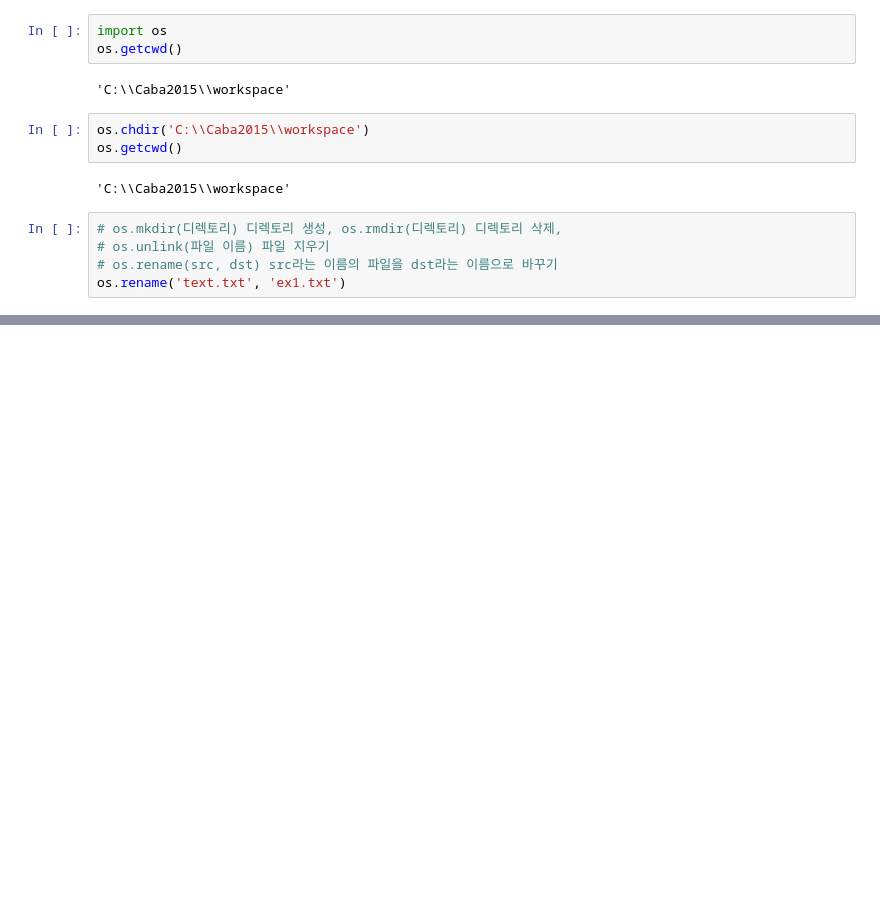
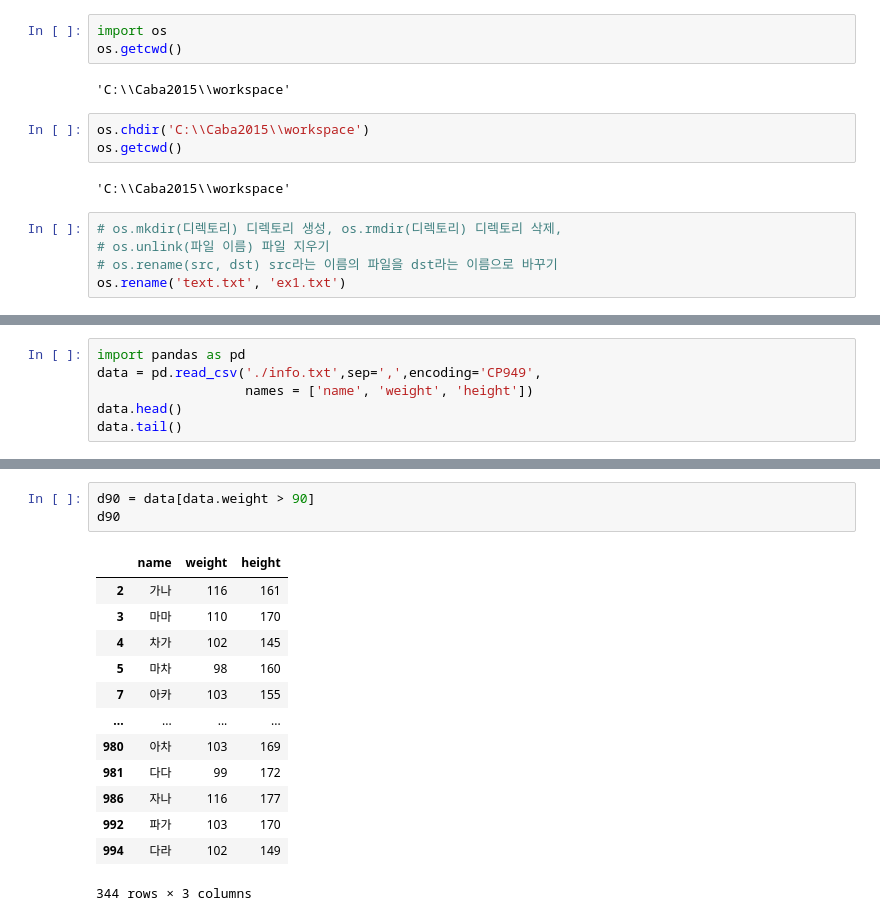
Before and after one commit to jeey00n/Jupyter1228, a Jupyter notebook: Python_함수.ipynb, the cells around one changed output, grey strips where cells are left out. Drawn from its saved outputs; the diff is of its cells as text; blank space fills up the shorter version.

```diff
--- a/Python_함수.ipynb
+++ b/Python_함수.ipynb
@@ -468,0 +909,6 @@ time.struct_time(tm_year=2020, tm_mon=12, tm_mday=29, tm_hour=16, tm_min=46, tm_
+# %%
+import pandas as pd
+data = pd.read_csv('./info.txt',sep=',',encoding='CP949',
+                   names = ['name', 'weight', 'height'])
+data.head()
+data.tail()
@@ -468,0 +922,17 @@ time.struct_time(tm_year=2020, tm_mon=12, tm_mday=29, tm_hour=16, tm_min=46, tm_
+# %%
+d90 = data[data.weight > 90]
+d90
+# %% [output]
+|  | name | weight | height |
+| 2 | 가나 | 116 | 161 |
+| 3 | 마마 | 110 | 170 |
+| 4 | 차가 | 102 | 145 |
+| 5 | 마차 | 98 | 160 |
+| 7 | 아카 | 103 | 155 |
+| ... | ... | ... | ... |
+| 980 | 아차 | 103 | 169 |
+| 981 | 다다 | 99 | 172 |
+| 986 | 자나 | 116 | 177 |
+| 992 | 파가 | 103 | 170 |
+| 994 | 다라 | 102 | 149 |
+344 rows × 3 columns
```
Also changed, not shown: parts of 49 cells of this notebook.
